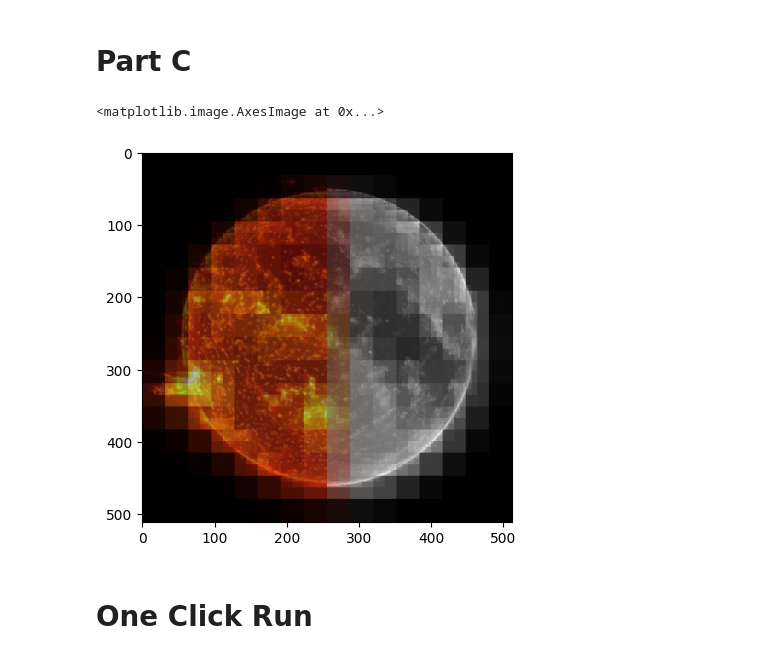
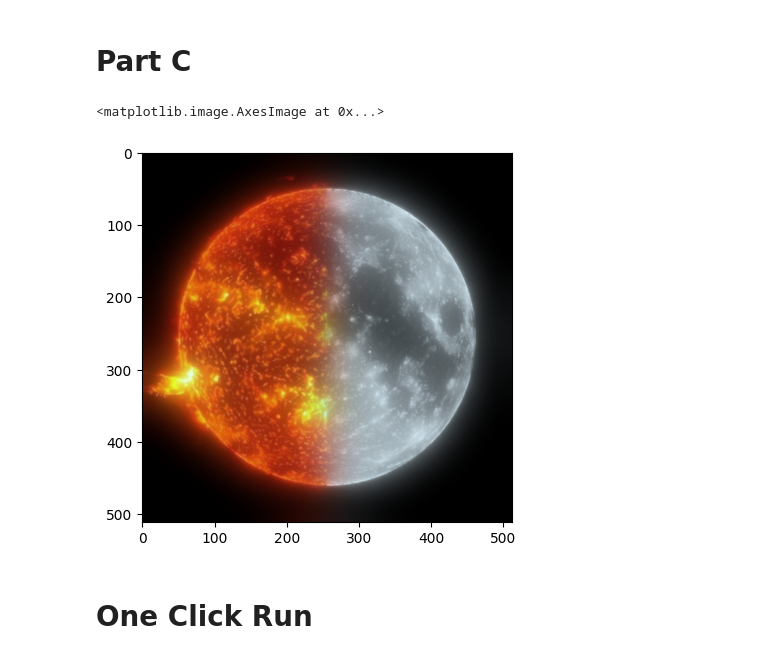
Before and after one commit to bryancwilson/ImagePrecocessing_Project, a Jupyter notebook: Pyramid_Blending.ipynb, the cells around one changed output. Cells and saved outputs as stored; diff of their text form; code cells hidden in the pictures.

```diff
--- a/Pyramid_Blending.ipynb
+++ b/Pyramid_Blending.ipynb
@@ -175,7 +175,9 @@ def conv2(F, W, PAD, grey=False):
 
     return outputF, paddedF
 
-def upsample(IMAGE, SCALE):
+def upsample(IMAGE, SCALE=2):
+    upsampled_image = cv2.pyrUp(IMAGE)
+    '''
     # Create upscaled image
     grey = False
     if len(IMAGE.shape) == 2:
@@ -197,8 +199,8 @@ def upsample(IMAGE, SCALE):
         upscaled_image[:,:,idx] = channel
     if grey:
         upscaled_image = np.squeeze(upscaled_image, -1)
-
-    return upscaled_image
+    '''
+    return upsampled_image
 
 def normalize(INPUT, SCALE=1):
     # If input is a pyramid
@@ -294,6 +296,3 @@ lpSun = laplacian_pyramid(gpSun)
 
 gpMoon = gaussian_pyramid(moon,levels)
 lpMoon = laplacian_pyramid(gpMoon)
-
-for i in lpMoon:
-    print(i.shape)
@@ -310,7 +302,7 @@ for i in lpMoon:
 mask = np.concatenate((np.ones((512,256,3)),np.zeros((512,256,3))), axis=1)
 plt.imshow(mask)
 
-gpMask = gaussian_pyramid(mask,levels)
+gpMaskBig = gaussian_pyramid(mask,levels)
 plt.imshow(mask)
 # %% [output]
 <matplotlib.image.AxesImage at 0x...>
@@ -321,11 +313,6 @@ plt.imshow(mask)
 def laplacian_blend(SOURCE_LP, TARGET_LP, MASK_GP):
     # Number of pyramid levels
     numLevels = len(MASK_GP)
-
-    # Normalize pyramids to 0-1
-    #SOURCE_LP = normalize(SOURCE_LP)
-    #TARGET_LP = normalize(TARGET_LP)
-    #MASK_GP = normalize(MASK_GP)
 
     # Create blended pyramid
     blended_pyramid = [MASK_GP[0]*SOURCE_LP[0] + (1-MASK_GP[0])*TARGET_LP[0]]
@@ -334,9 +321,10 @@ def laplacian_blend(SOURCE_LP, TARGET_LP, MASK_GP):
 
     # Collapse the blended pyramid
     scale = 2
-    for levelIdx in range(numLevels-1,0,-1):
-        upscaled_level = upsample(blended_pyramid[levelIdx],scale)
-        blended_pyramid[levelIdx-1] = blended_pyramid[levelIdx-1] + upscaled_level
+    for i in range(numLevels-1,0,-1):
+        level = blended_pyramid.pop()
+        level = upsample(level,scale)
+        blended_pyramid[i-1] = blended_pyramid[i-1] + level
     blended_image = blended_pyramid[0]
 
     # Normalize blended image to 0-255
@@ -362,10 +350,10 @@ gpMask = gaussian_pyramid(mask,3)
 
 #plt.imshow(blue)
 # %%
-blended_image = laplacian_blend(lpSun,lpMoon,gpMask)
+blended_image = laplacian_blend(lpSun,lpMoon,gpMaskBig)
 plt.imshow(blended_image)
 # %% [output]
 <matplotlib.image.AxesImage at 0x...>
-[figure, old version]
+[figure, new version]
 # %% [markdown]
 # One Click Run
```
Also changed, not shown: parts of 3 cells of this notebook, 2 other files.
